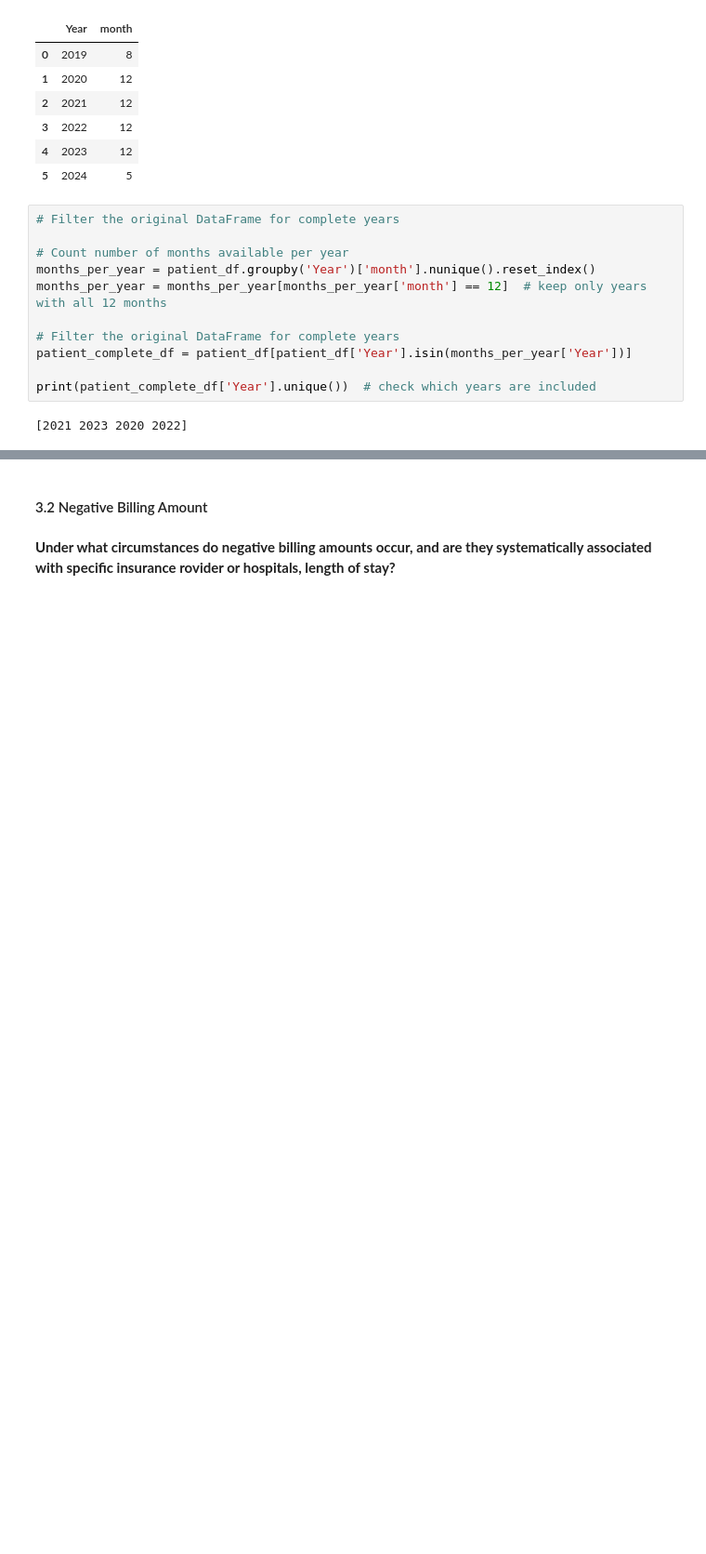
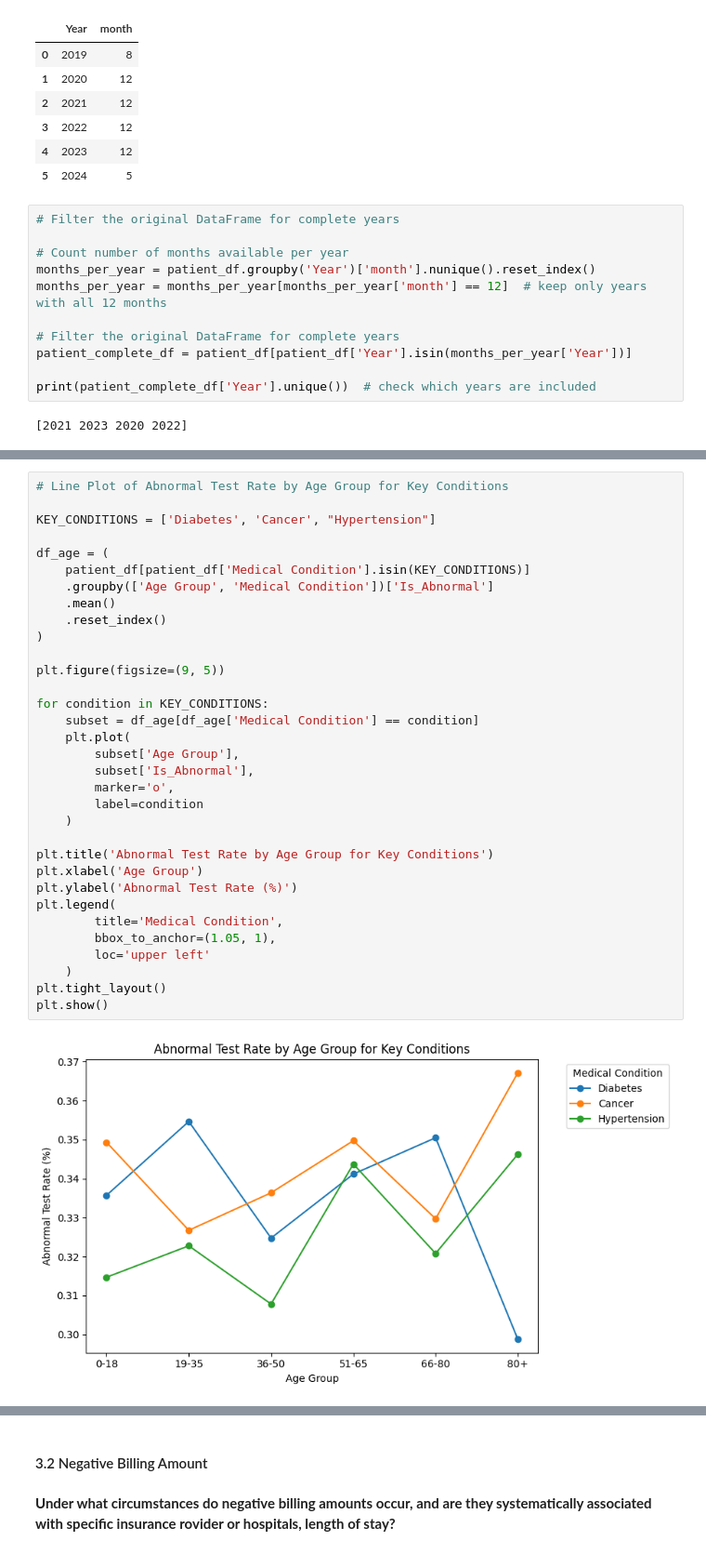
Before and after one commit to itzsnowflakethisyear-byte/Minimizing-Clinical-Alert-Fatigue-A-Calibrated-MLOps-Pipeline-for-Diagnostic-Prediction, a Jupyter notebook: Notebooks/02_eda_and_visualisation.ipynb, the cells around one changed output, grey strips where cells are left out. Shown at 93% size. Saved outputs shown, nothing was run; the diff lists cells and outputs as text; blank space fills up the shorter version.

```diff
--- a/Notebooks/02_eda_and_visualisation.ipynb
+++ b/Notebooks/02_eda_and_visualisation.ipynb
@@ -659,0 +684,35 @@ This finding shows why it’s important to look at patient counts, not just perc
+# %%
+# Line Plot of Abnormal Test Rate by Age Group for Key Conditions
+
+KEY_CONDITIONS = ['Diabetes', 'Cancer', "Hypertension"]
+
+df_age = (
+    patient_df[patient_df['Medical Condition'].isin(KEY_CONDITIONS)]
+    .groupby(['Age Group', 'Medical Condition'])['Is_Abnormal']
+    .mean()
+    .reset_index()
+)
+
+plt.figure(figsize=(9, 5))
+
+for condition in KEY_CONDITIONS:
+    subset = df_age[df_age['Medical Condition'] == condition]
+    plt.plot(
+        subset['Age Group'],
+        subset['Is_Abnormal'],
+        marker='o',
+        label=condition
+    )
+
+plt.title('Abnormal Test Rate by Age Group for Key Conditions')
+plt.xlabel('Age Group')
+plt.ylabel('Abnormal Test Rate (%)')
+plt.legend(
+        title='Medical Condition',
+        bbox_to_anchor=(1.05, 1),
+        loc='upper left'
+    )
+plt.tight_layout()
+plt.show()
+# %% [output]
+[figure, added]
```
Also changed, not shown: parts of 56 cells of this notebook.
